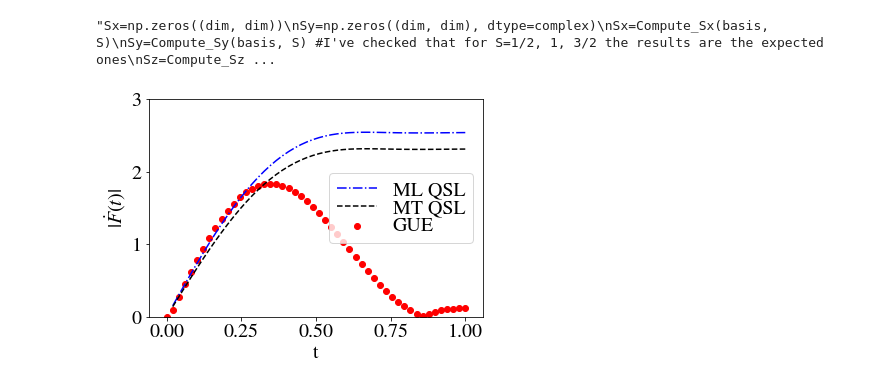
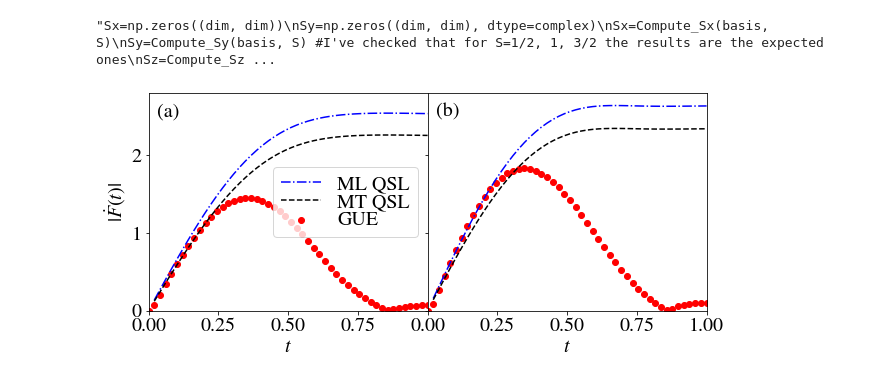
Before and after one commit to fame64/QChaosQSpeedLimits, a Jupyter notebook: NumericalStudy/RandomMatrixTheory/RMT_QSL.ipynb, the cells around one changed output. Saved outputs shown, nothing was run; the diff lists cells and outputs as text; code cells hidden in the pictures.

```diff
--- a/NumericalStudy/RandomMatrixTheory/RMT_QSL.ipynb
+++ b/NumericalStudy/RandomMatrixTheory/RMT_QSL.ipynb
@@ -151,11 +151,13 @@ def RMTQuench(t, dim, N_av, β, Nt):
     avE=np.zeros((N_av, N_av))
     avE2=np.zeros((N_av, N_av))
     E0_arr=np.zeros(N_av)
+    Z_arr=np.zeros(N_av)
     for k in range(N_av):
         H0=RMT_GUE(dim, sigma)
         H0_arr[:,:,k]=H0
         eigval, evec=eig(H0)
         Z=np.sum(np.exp(-β*eigval))
+        Z_arr[k]=Z
         #E0_aux[k]=np.min(eigval)
         for j in range(dim):
             for l in range(Nt):
@@ -177,11 +179,12 @@ def RMTQuench(t, dim, N_av, β, Nt):
             for l in range(1,Nt):
                 rhot_arr[:,:,k, j, l]=invU_arr[:,:,j]@rhot_arr[:,:,k,j, l-1]@U_arr[:,:,j]
                 fidt_arr[k,j,l]=fid(rho0_arr[:,:,k, 0], rhot_arr[:,:,k, j, l])
-            avE[j,k]=np.trace((Ht_arr[:,:,j]+H0_arr[:,:,k])@rho0_arr[:,:,k, 0])
-            avE2[j,k]=np.trace((Ht_arr[:,:,j]+H0_arr[:,:,k])@(Ht_arr[:,:,j]+H0_arr[:,:,k])@rho0_arr[:,:,k, 0])
+            avE[j,k]=Z_arr[k]*np.trace((Ht_arr[:,:,j]+H0_arr[:,:,k])@rho0_arr[:,:,k, 0])
+            avE2[j,k]=Z_arr[k]*np.trace((Ht_arr[:,:,j]+H0_arr[:,:,k])@(Ht_arr[:,:,j]+H0_arr[:,:,k])@rho0_arr[:,:,k, 0])
             #avE2[j,k]=np.trace((Ht_arr[:,:,j]@Ht_arr[:,:,j]+H0_arr[:,:,k]@H0_arr[:,:,k])@rho0_arr[:,:,k, 0])
-    E=np.average(avE)
-    E2=np.average(avE2)
+    avZ=np.average(Z_arr)
+    E=np.average(avE)/avZ
+    E2=np.average(avE2)/avZ
     E0=np.average(E0_arr)
     E_E0=E-E0
     deltaE=np.sqrt(E2-E**2)
@@ -195,42 +198,51 @@ fidt, E_E0, deltaE=RMTQuench(t_arr, dim, N_av, β, len(t_arr))
 #print(fid_t)
 #print(fid_t_aux)
 if np.any(np.max(np.imag(fidt))>1e-8):
     print('Complex Warning')
 fid_t=np.real(fidt)
 if np.any(fid_t>1):
     print(np.max(fid_t))
     fid_t[np.argmax(fid_t)]=1
 dfid_dt=np.zeros(n_points_t)
 dt=t_arr[1]-t_arr[0]
 for k in range(1,n_points_t):
     dfid_dt[k]=(fid_t[k]-fid_t[k-1])/dt
 """t_plot=np.zeros(n_points_t-1)
 for k in range(n_points_t-1):
     t_plot[k]=t_arr[k+1]"""
 BuresAng=np.arccos(np.sqrt(fid_t))
 #BuresAng=np.pi/2
 #print(BuresAng)
 t_QSL=BuresAng*np.max([1/deltaE, 1/E_E0])
 v_gamma=(1-fid_t)/t_QSL
 #v_gamma[0]=0
 #v_gamma2=(np.sin(BuresAng))**2/t_QSL
-plt.figure()
-plt.plot(t_arr, (1-fid_t)/(BuresAng/E_E0), color='blue', ls="-.",label="ML QSL")
-plt.plot(t_arr, (1-fid_t)/(BuresAng/deltaE), color='black', ls="--",label="MT QSL")
-#plt.plot(t_arr, (v_gamma), label=r"$\nu_\mathrm{QSL}$", color='black', ls='--')
-#plt.plot(t_arr, v_gamma2, ls='--')
-plt.scatter(t_arr, np.abs(dfid_dt), label="GUE", color='red')
+fig, (ax1, ax2)= plt.subplots(1, 2, sharey=True, figsize=[10, 4])
+plt.subplots_adjust(wspace=0)
+ax1.plot(t_arr, ML_b1, color='blue', ls="-.",label="ML QSL")
+ax1.plot(t_arr, MT_b1, color='black', ls="--",label="MT QSL")
+ax1.scatter(t_arr, Fdot_b1, label="GUE", color='red')
+ax2.plot(t_arr, (1-fid_t)/(BuresAng/E_E0), color='blue', ls="-.",label="ML QSL")
+ax2.plot(t_arr, (1-fid_t)/(BuresAng/deltaE), color='black', ls="--",label="MT QSL")
+ax2.scatter(t_arr, np.abs(dfid_dt), label="GUE", color='red')
 #plt.plot(t_arr, fid_t)
 #plt.errorbar(t_arr, BuresAng, yerr=sigma_fid, color='red', linestyle='None', capsize=2)
 #plt.scatter(t_arr, np.real(trS))
 #plt.xlim(0, 0.5)
-plt.ylim(0,3)
-plt.ylabel(r"$|\dot{F}(t)|$")
-plt.xlabel("t")
-plt.legend(labelspacing=0)
+ax1.set_ylim(0,3)
+ax1.set_ylabel(r"$|\dot{F}(t)|$")
+ax1.set_xlabel("$t$")
+ax1.set_xlim(0, 1)
+ax2.set_xlim(0,1)
+ax1.set_ylim(0, 2.8)
+ax1.legend(labelspacing=0)
+ax1.set_xticks([0,0.25, 0.5, 0.75])
+ax1.text(0.03, 2.5, "(a)")
+ax2.text(0.03, 2.5, "(b)")
+ax2.set_xlabel("$t$")
 #plt.yscale('log')
 #plt.ylim(0, 0.6)
 plt.show()
 # %% [output]
-[figure, old version]
+[figure, new version]
 # %%
```
Also changed, not shown: parts of 2 cells of this notebook, 1 other file.
